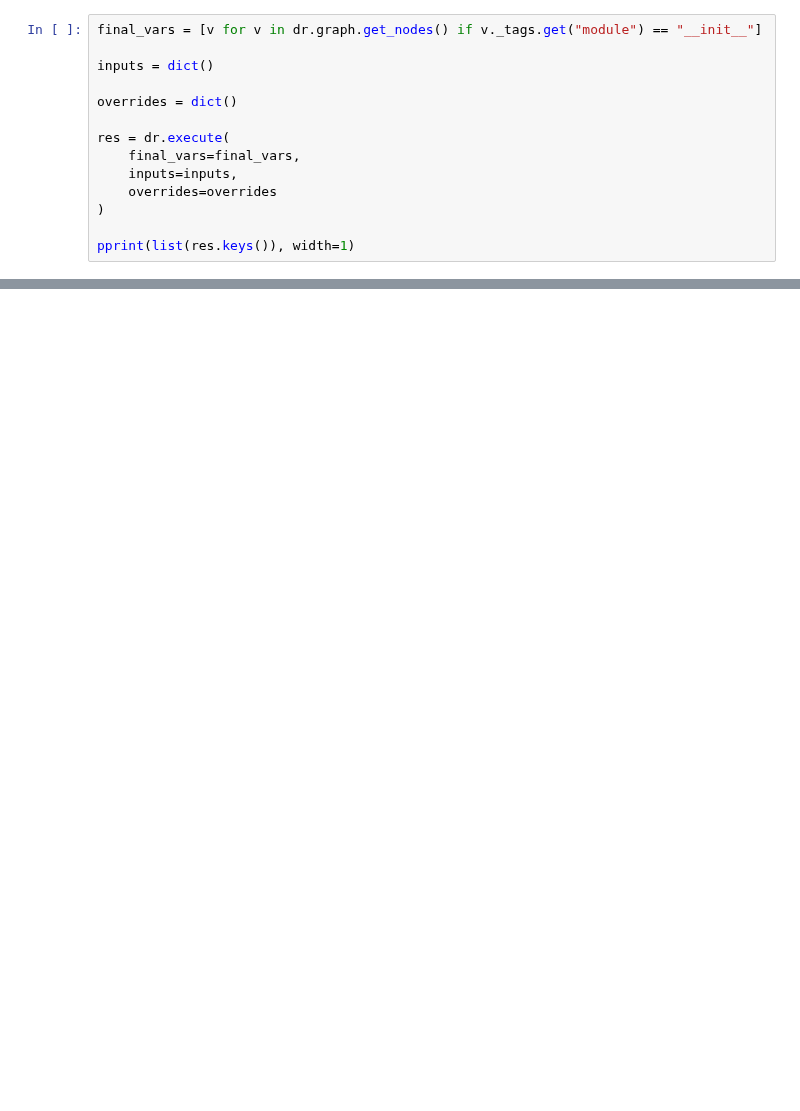
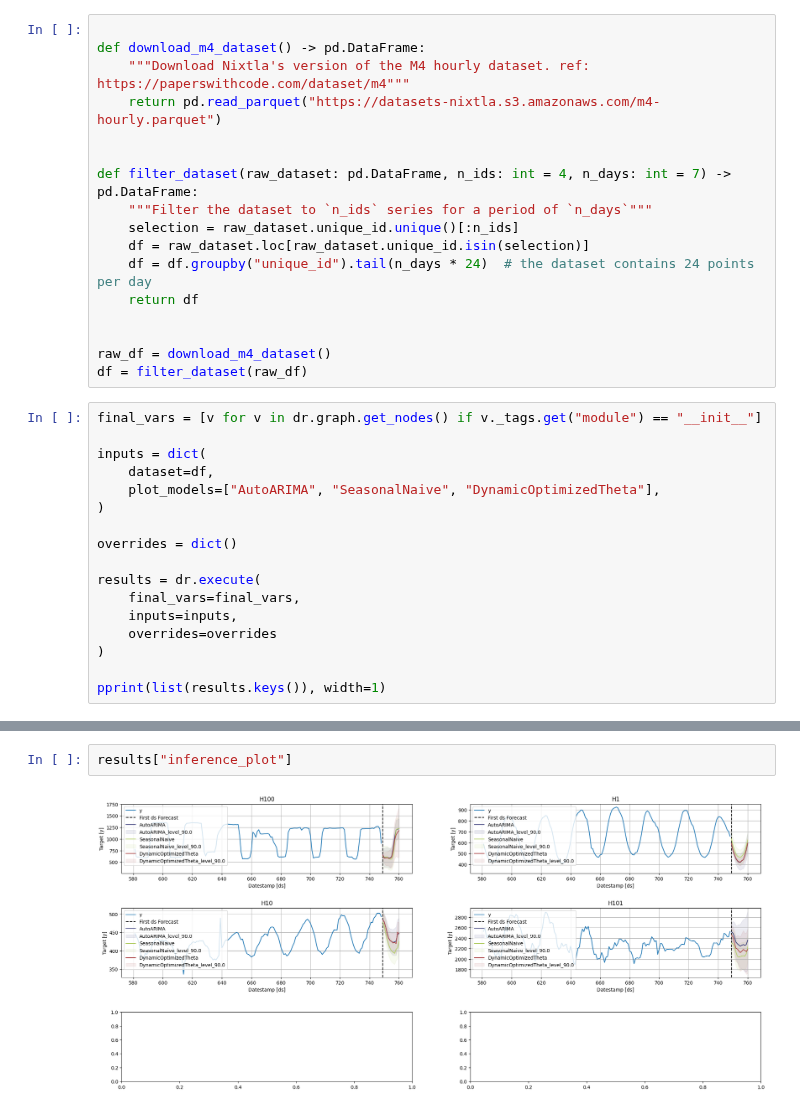
Before and after one commit to DAGWorks-Inc/hamilton, a Jupyter notebook: contrib/hamilton/contrib/user/zilto/nixtla_statsforecast/run.ipynb, the cells around one changed output, grey strips where cells are left out. Drawn from its saved outputs; the diff is of its cells as text; blank space fills up the shorter version.

Commit message:
added notebook output; removed m4 dataset from DAG

```diff
--- a/contrib/hamilton/contrib/user/zilto/nixtla_statsforecast/run.ipynb
+++ b/contrib/hamilton/contrib/user/zilto/nixtla_statsforecast/run.ipynb
@@ -20,17 +27,37 @@ Note: Hamilton collects completely anonymous data about usage. This will help us
+# %%
+
+def download_m4_dataset() -> pd.DataFrame:
+    """Download Nixtla's version of the M4 hourly dataset. ref: https://paperswithcode.com/dataset/m4"""
+    return pd.read_parquet("https://datasets-nixtla.s3.amazonaws.com/m4-hourly.parquet")
+
+
+def filter_dataset(raw_dataset: pd.DataFrame, n_ids: int = 4, n_days: int = 7) -> pd.DataFrame:
+    """Filter the dataset to `n_ids` series for a period of `n_days`"""
+    selection = raw_dataset.unique_id.unique()[:n_ids]
+    df = raw_dataset.loc[raw_dataset.unique_id.isin(selection)]
+    df = df.groupby("unique_id").tail(n_days * 24)  # the dataset contains 24 points per day
+    return df
+
+
+raw_df = download_m4_dataset()
+df = filter_dataset(raw_df)
 # %%
 final_vars = [v for v in dr.graph.get_nodes() if v._tags.get("module") == "__init__"]
 
-inputs = dict()
+inputs = dict(
+    dataset=df,
+    plot_models=["AutoARIMA", "SeasonalNaive", "DynamicOptimizedTheta"],
+)
 
 overrides = dict()
 
-res = dr.execute(
+results = dr.execute(
     final_vars=final_vars,
     inputs=inputs,
     overrides=overrides
 )
 
-pprint(list(res.keys()), width=1)
+pprint(list(results.keys()), width=1)
 # %% [output]
 ['base_models',
  'best_model_per_series',
@@ -47,0 +91,4 @@ pprint(list(res.keys()), width=1)
+# %%
+results["inference_plot"]
+# %% [output]
+[figure, added]
```
Also changed, not shown: parts of 7 cells of this notebook, 3 other files.
